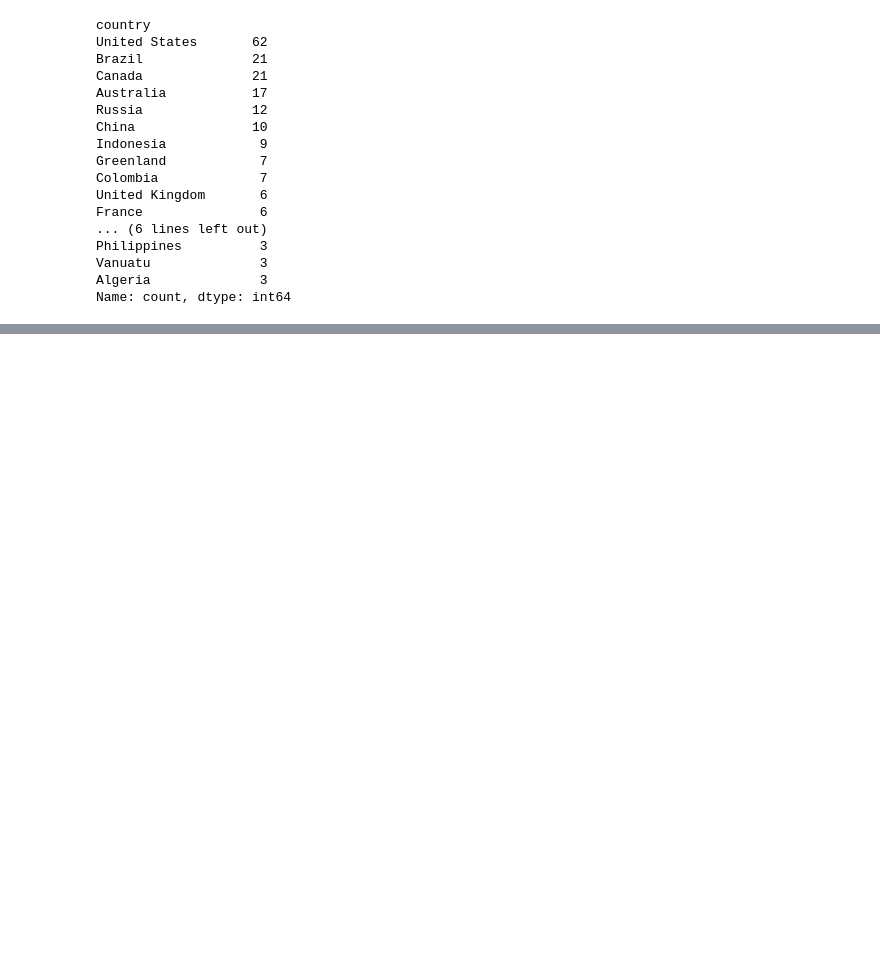
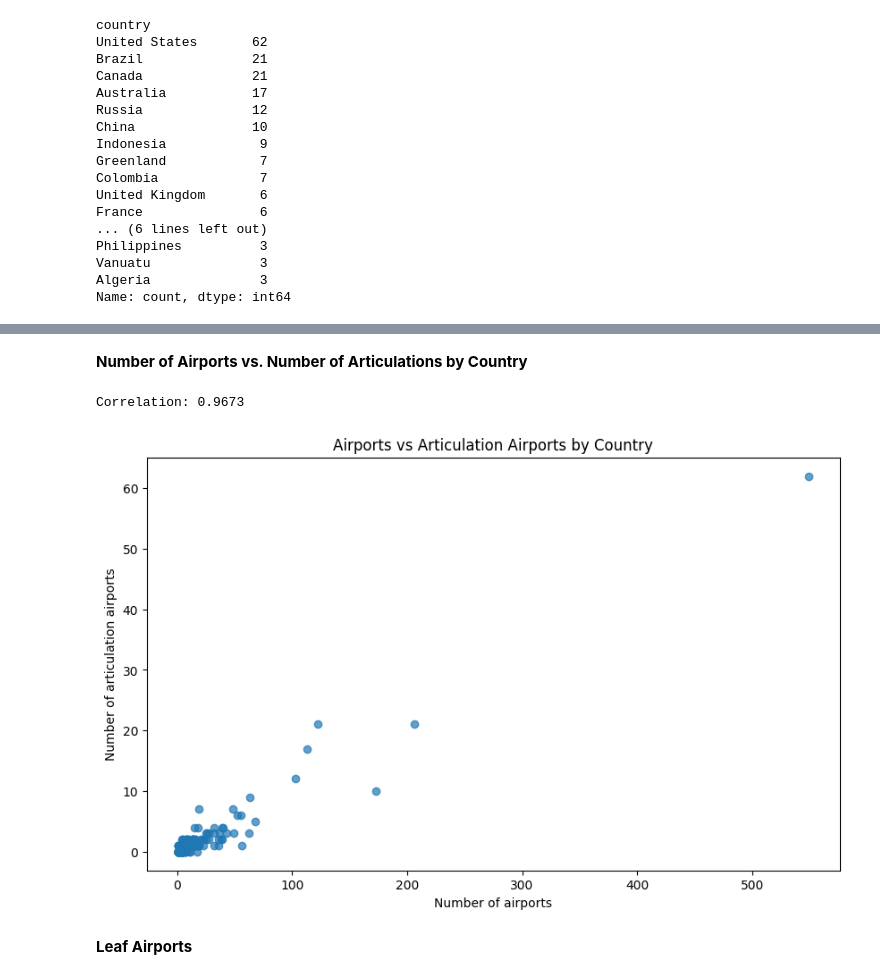
Before and after one commit to sugy-w/Veda-o-sietach-Projekt-JPD-, a Jupyter notebook: idk analysis/idk.ipynb, the cells around one changed output, grey strips where cells are left out. Drawn from its saved outputs; the diff is of its cells as text; code cells hidden in the pictures; blank space fills up the shorter version.

```diff
--- a/idk analysis/idk.ipynb
+++ b/idk analysis/idk.ipynb
@@ -712,6 +524,3 @@ txt
-# %%
-with open("dynamic_articulation_removal_order.txt", "w", encoding="utf-8") as f:
-    f.write(txt)
 # %% [markdown]
 **Network Robustness Under Node Removal**
 # %%
@@ -1114,0 +951,61 @@ Name: count, dtype: int64
+# %% [markdown]
+**Number of Airports vs. Number of Articulations by Country**
+# %%
+node_country = dict(zip(nodes[" id"].astype(int), nodes[" country"]))
+
+airports_per_country = (
+    nodes[" country"]
+    .value_counts()
+    .reset_index()
+)
+
+airports_per_country.columns = ["country", "num_airports"]
+
+articulation_country_df = pd.DataFrame({
+    "node": list(articulation_points),
+    "country": [
+        node_country.get(node, "Unknown")
+        for node in articulation_points
+    ]
+})
+
+articulations_per_country = (
+    articulation_country_df["country"]
+    .value_counts()
+    .reset_index()
+)
+
+articulations_per_country.columns = ["country", "num_articulations"]
+
+# merge
+country_df = pd.merge(
+    airports_per_country,
+    articulations_per_country,
+    on="country",
+    how="left"
+)
+
+country_df["num_articulations"] = (country_df["num_articulations"].fillna(0))
+
+# Correlation
+correlation = country_df["num_airports"].corr(country_df["num_articulations"])
+print(f"Correlation: {correlation:.4f}")
+
+plt.figure(figsize=(10,6))
+plt.scatter(
+    country_df["num_airports"],
+    country_df["num_articulations"],
+    alpha=0.7
+)
+
+plt.xlabel("Number of airports")
+plt.ylabel("Number of articulation airports")
+plt.title("Airports vs Articulation Airports by Country")
+
+plt.grid(False)
+plt.show()
+# %% [output]
+Correlation: 0.9673
+[figure, added]
+# %% [markdown]
+**Leaf Airports**
```
Also changed, not shown: parts of 29 cells of this notebook, 2 other files.
